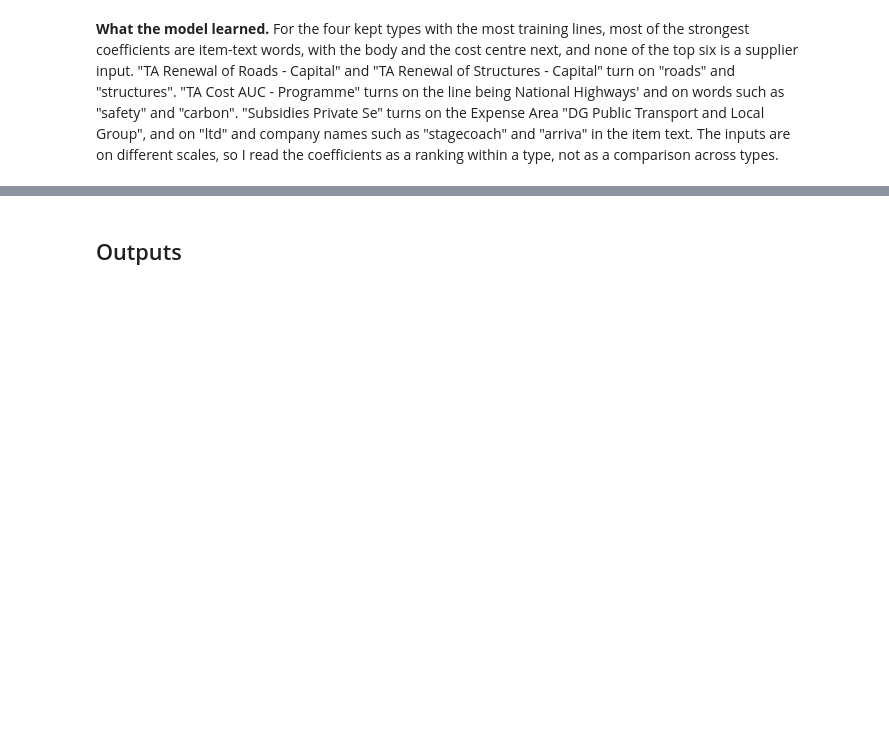
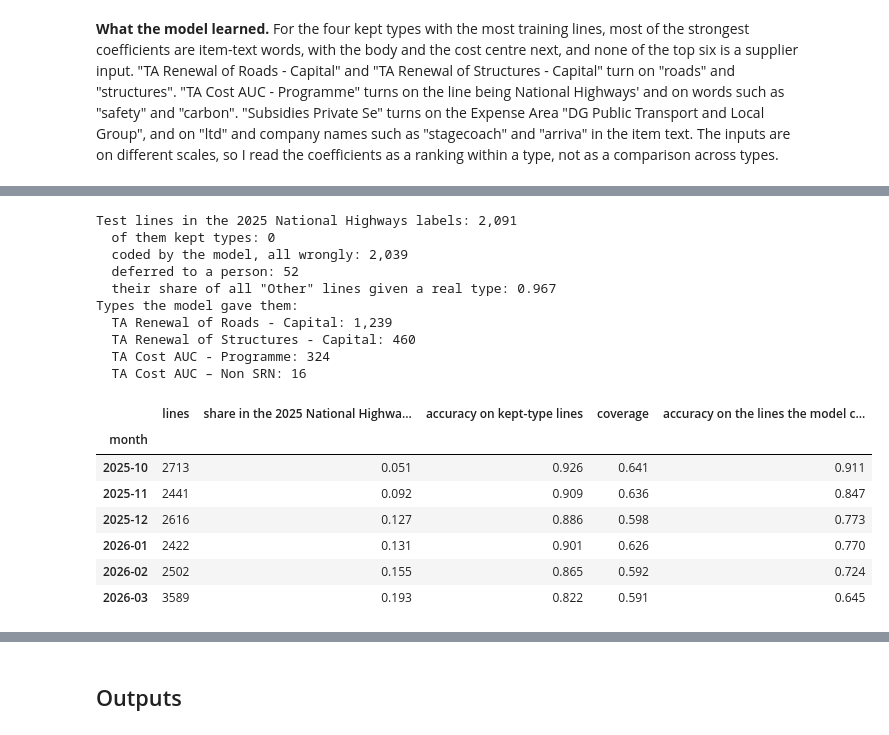
Before and after one commit to PaddyGilliland1/applied-machine-learning-project, a Jupyter notebook: modeling.ipynb, the cells around one changed output, grey strips where cells are left out. Drawn from its saved outputs; the diff is of its cells as text; code cells hidden in the pictures; blank space fills up the shorter version.

```diff
--- a/modeling.ipynb
+++ b/modeling.ipynb
@@ -3349,0 +3504,47 @@ coefficients
+# %%
+# The 2025 National Highways labels in the test months, month by month, and
+# what the model did with their lines.
+nh_test = testing["label"].isin(nh_labels.index)
+monthly = monthly_results(
+    testing, truth_test, test_proba[chosen_name], threshold, nh_test
+).rename(
+    columns={
+        "share in the flagged group": "share in the 2025 National Highways "
+        "labels"
+    }
+)
+top = test_proba[chosen_name].idxmax(axis=1)
+coded = (top != "Other") & (test_proba[chosen_name].max(axis=1) >= threshold)
+print(f"Test lines in the 2025 National Highways labels: {nh_test.sum():,}")
+print(f"  of them kept types: {truth_test[nh_test].ne('Other').sum():,}")
+print(f"  coded by the model, all wrongly: {(coded & nh_test).sum():,}")
+print(f"  deferred to a person: {(~coded & nh_test).sum():,}")
+print(
+    f'  their share of all "Other" lines given a real type: '
+    f"{(coded & nh_test).sum() / (coded & (truth_test == 'Other')).sum():.3f}"
+)
+# The types the model gave them, the commonest first.
+nh_coded = top[coded & nh_test].value_counts().rename("lines")
+print("Types the model gave them:")
+for name, count in nh_coded.items():
+    print(f"  {name}: {count:,}")
+monthly
+# %% [output]
+Test lines in the 2025 National Highways labels: 2,091
+  of them kept types: 0
+  coded by the model, all wrongly: 2,039
+  deferred to a person: 52
+  their share of all "Other" lines given a real type: 0.967
+Types the model gave them:
+  TA Renewal of Roads - Capital: 1,239
+  TA Renewal of Structures - Capital: 460
+  TA Cost AUC - Programme: 324
+  TA Cost AUC – Non SRN: 16
+|  | lines | share in the 2025 National Highwa... | accuracy on kept-type lines | coverage | accuracy on the lines the model c... |
+| month |  |  |  |  |  |
+| 2025-10 | 2713 | 0.051 | 0.926 | 0.641 | 0.911 |
+| 2025-11 | 2441 | 0.092 | 0.909 | 0.636 | 0.847 |
+| 2025-12 | 2616 | 0.127 | 0.886 | 0.598 | 0.773 |
+| 2026-01 | 2422 | 0.131 | 0.901 | 0.626 | 0.770 |
+| 2026-02 | 2502 | 0.155 | 0.865 | 0.592 | 0.724 |
+| 2026-03 | 3589 | 0.193 | 0.822 | 0.591 | 0.645 |
```
Also changed, not shown: parts of 11 cells of this notebook.
